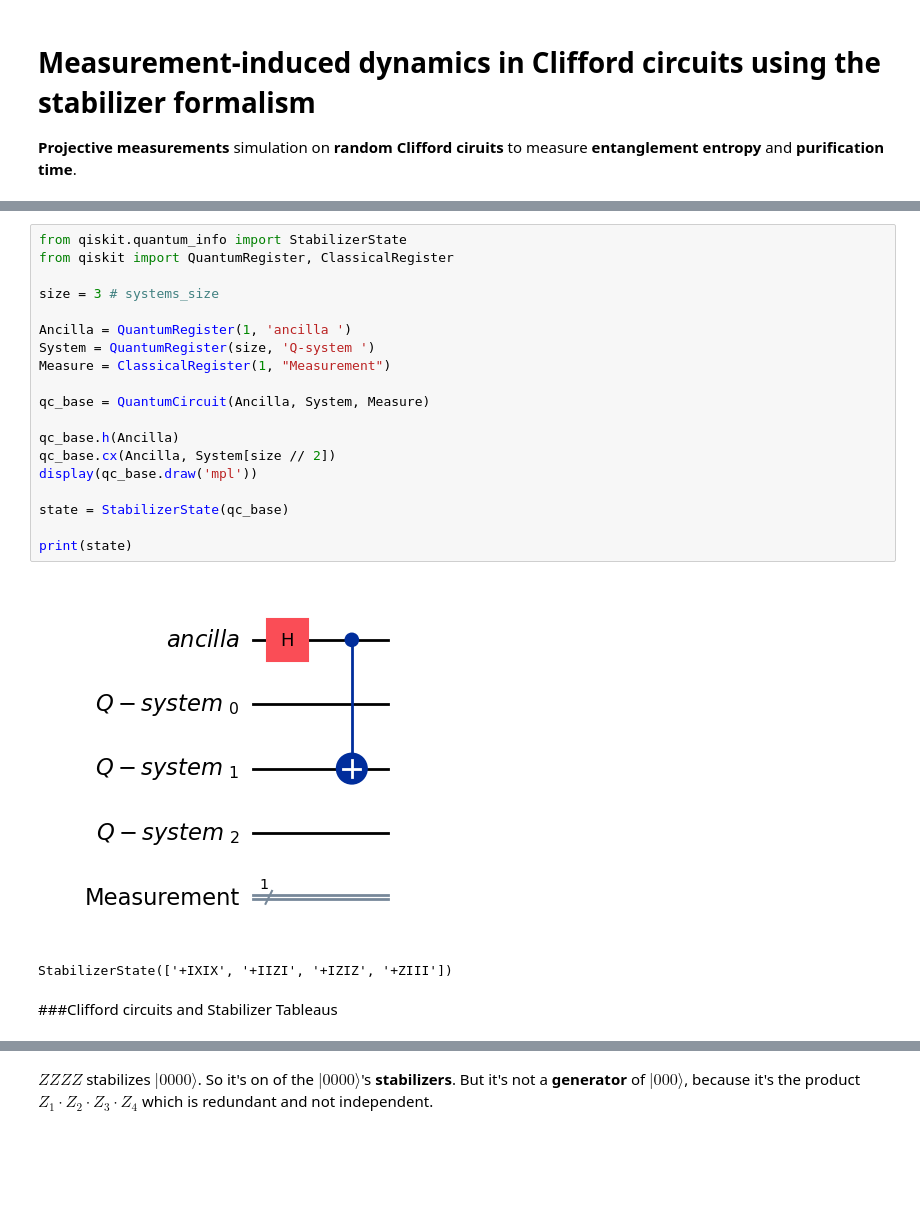
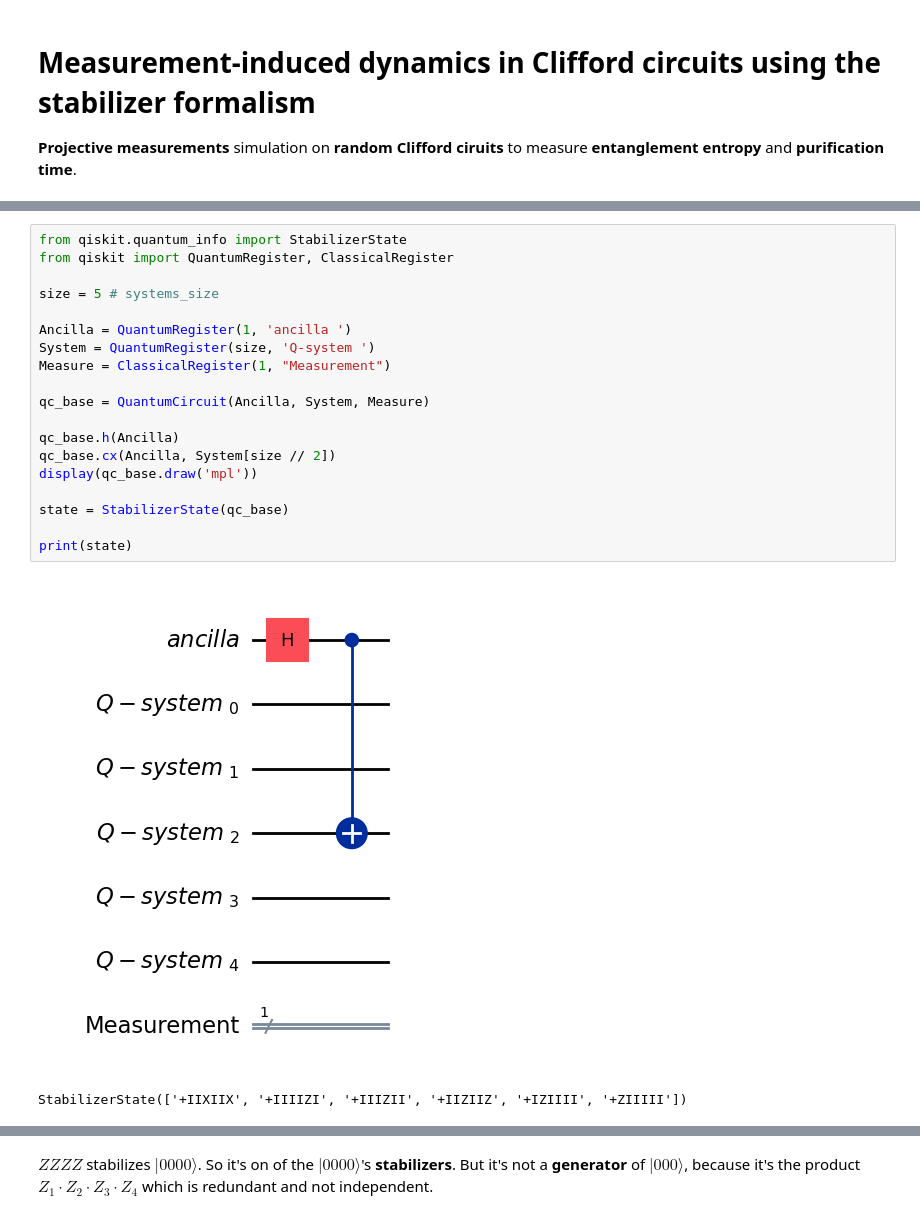
Before and after one commit to AKookani/BrickwallCliffordCircuit, a Jupyter notebook: Meeting_24_6_2026.ipynb, the cells around one changed output, grey strips where cells are left out. Drawn from its saved outputs; the diff is of its cells as text; blank space fills up the shorter version.

```diff
--- a/Meeting_24_6_2026.ipynb
+++ b/Meeting_24_6_2026.ipynb
@@ -181,24 +197,22 @@ $$0.0441941738 i |0000000000\rangle- 0.0441941738 i |0000000011\rangle+0.0441941
 # %%
 from qiskit.quantum_info import StabilizerState
 from qiskit import QuantumRegister, ClassicalRegister
 
-size = 3 # systems_size
+size = 5 # systems_size
 
 Ancilla = QuantumRegister(1, 'ancilla ')
 System = QuantumRegister(size, 'Q-system ')
 Measure = ClassicalRegister(1, "Measurement")
 
 qc_base = QuantumCircuit(Ancilla, System, Measure)
 
 qc_base.h(Ancilla)
 qc_base.cx(Ancilla, System[size // 2])
 display(qc_base.draw('mpl'))
 
 state = StabilizerState(qc_base)
 
 print(state)
 # %% [output]
-[figure, old version]
+[figure, new version]
-StabilizerState(['+IXIX', '+IIZI', '+IZIZ', '+ZIII'])
+StabilizerState(['+IIXIIX', '+IIIIZI', '+IIIZII', '+IIZIIZ', '+IZIIII', '+ZIIIII'])
-# %% [markdown]
-###Clifford circuits and Stabilizer Tableaus
```
Also changed, not shown: parts of 17 cells of this notebook.
